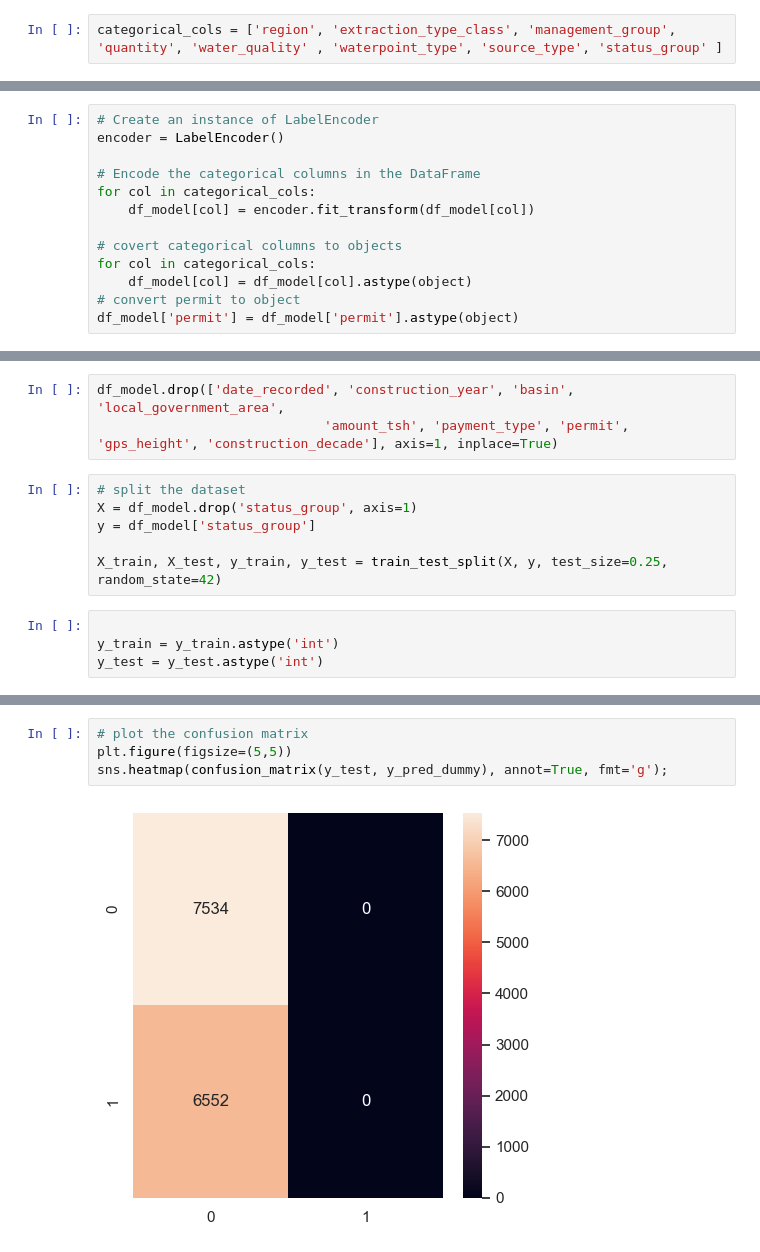
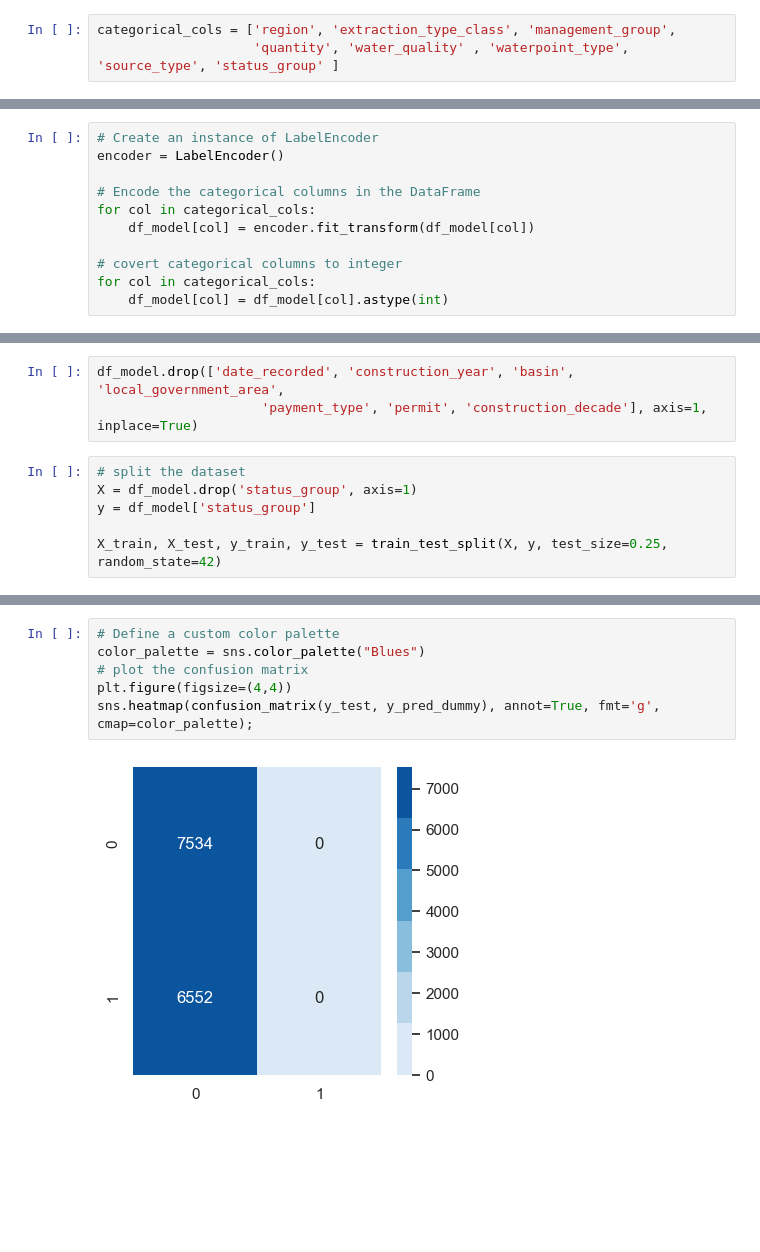
Before and after one commit to kanevundi/Tanzania-Wells-Prediction-Project, a Jupyter notebook: Modeling.ipynb, the cells around one changed output, grey strips where cells are left out. Drawn from its saved outputs; the diff is of its cells as text; blank space fills up the shorter version.

```diff
--- a/Modeling.ipynb
+++ b/Modeling.ipynb
@@ -45,4 +41,5 @@ df_model.head()
 | 3 | 0.0 | 2013-01-28 | 263 | Ruvuma / Southern Coast | Mtwara | Nanyumbu | 58 | True | ... |
 | 4 | 0.0 | 2011-07-13 | 0 | Lake Victoria | Kagera | Karagwe | 0 | True | ... |
 # %%
-categorical_cols = ['region', 'extraction_type_class', 'management_group', 'quantity', 'water_quality' , 'waterpoint_type', 'source_type', 'status_group' ]
+categorical_cols = ['region', 'extraction_type_class', 'management_group',
+                    'quantity', 'water_quality' , 'waterpoint_type', 'source_type', 'status_group' ]
@@ -54,11 +53,9 @@ encoder = LabelEncoder()
 for col in categorical_cols:
     df_model[col] = encoder.fit_transform(df_model[col])
 
-# covert categorical columns to objects
+# covert categorical columns to integer
 for col in categorical_cols:
-    df_model[col] = df_model[col].astype(object)
-# convert permit to object
-df_model['permit'] = df_model['permit'].astype(object)
+    df_model[col] = df_model[col].astype(int)
 # %%
 df_model.head()
 # %% [output]
@@ -70,14 +67,10 @@ df_model.head()
 | 4 | 0.0 | 2011-07-13 | 0 | Lake Victoria | 4 | Karagwe | 0 | True | ... |
 # %%
 df_model.drop(['date_recorded', 'construction_year', 'basin', 'local_government_area',
-                             'amount_tsh', 'payment_type', 'permit', 'gps_height', 'construction_decade'], axis=1, inplace=True)
+                     'payment_type', 'permit', 'construction_decade'], axis=1, inplace=True)
 # %%
 # split the dataset
 X = df_model.drop('status_group', axis=1)
 y = df_model['status_group']
 
 X_train, X_test, y_train, y_test = train_test_split(X, y, test_size=0.25, random_state=42)
-# %%
-
-y_train = y_train.astype('int')
-y_test = y_test.astype('int')
@@ -112,9 +126,11 @@ Classification Report:
    macro avg       0.27      0.50      0.35     14086
 weighted avg       0.29      0.53      0.37     14086
 # %%
+# Define a custom color palette
+color_palette = sns.color_palette("Blues")
 # plot the confusion matrix
-plt.figure(figsize=(5,5))
-sns.heatmap(confusion_matrix(y_test, y_pred_dummy), annot=True, fmt='g');
+plt.figure(figsize=(4,4))
+sns.heatmap(confusion_matrix(y_test, y_pred_dummy), annot=True, fmt='g', cmap=color_palette);
 # %% [output]
-[figure, old version]
+[figure, new version]
 # %% [markdown]
```
Also changed, not shown: parts of 44 cells of this notebook, 2 other files.
